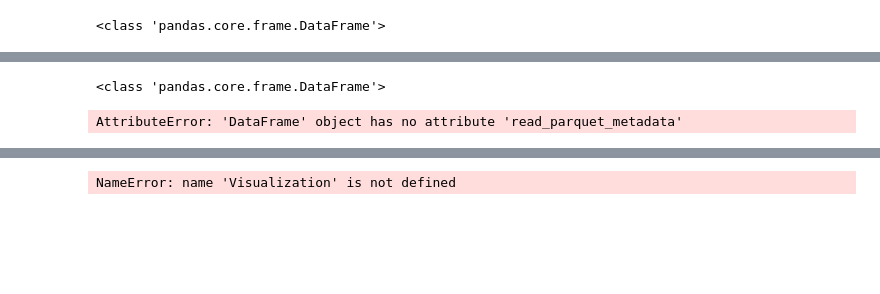
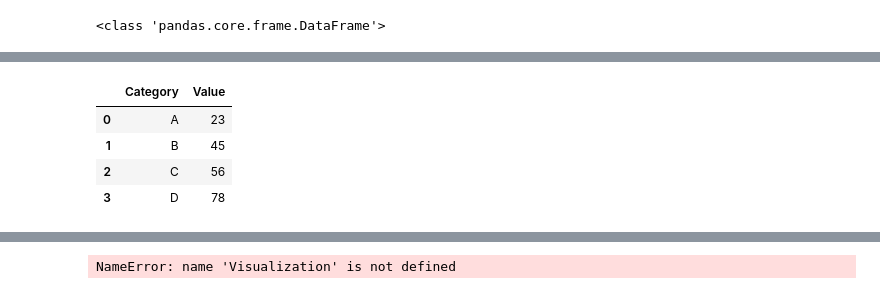
Before and after one commit to Abigor111/SunTzu, a Jupyter notebook: MetadataFunctions.ipynb, the cells around one changed output, grey strips where cells are left out. Saved outputs shown, nothing was run; the diff lists cells and outputs as text; code cells hidden in the pictures; blank space fills up the shorter version.

```diff
--- a/MetadataFunctions.ipynb
+++ b/MetadataFunctions.ipynb
@@ -401,6 +414,14 @@ lineplot(df_line, "Date", "Value")
-# %%
-print(type(df))
-df.read_parquet_metadata()
-# %% [output]
-<class 'pandas.core.frame.DataFrame'>
-AttributeError: 'DataFrame' object has no attribute 'read_parquet_metadata'
+# %%
+# Sample DataFrame for Bar Plot
+df_bar = pd.DataFrame({
+    'Category': ['A', 'B', 'C', 'D'],
+    'Value': [23, 45, 56, 78]
+})
+
+df_bar.head()
+# %% [output]
+|  | Category | Value |
+| 0 | A | 23 |
+| 1 | B | 45 |
+| 2 | C | 56 |
+| 3 | D | 78 |
```
Also changed, not shown: parts of 8 cells of this notebook, 1 other file.
